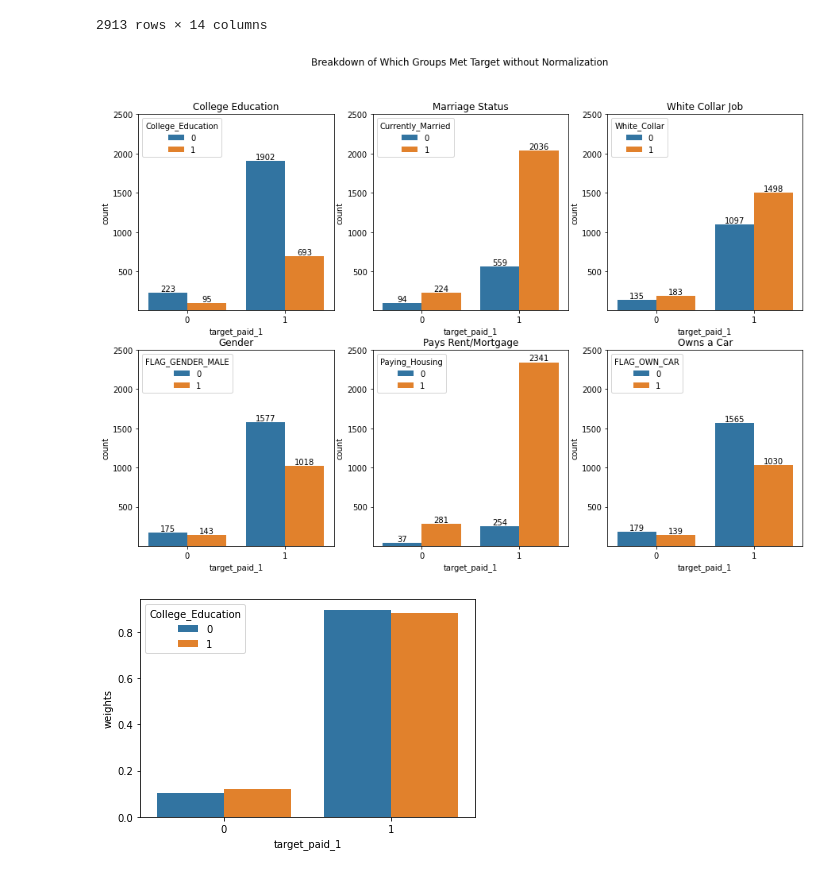
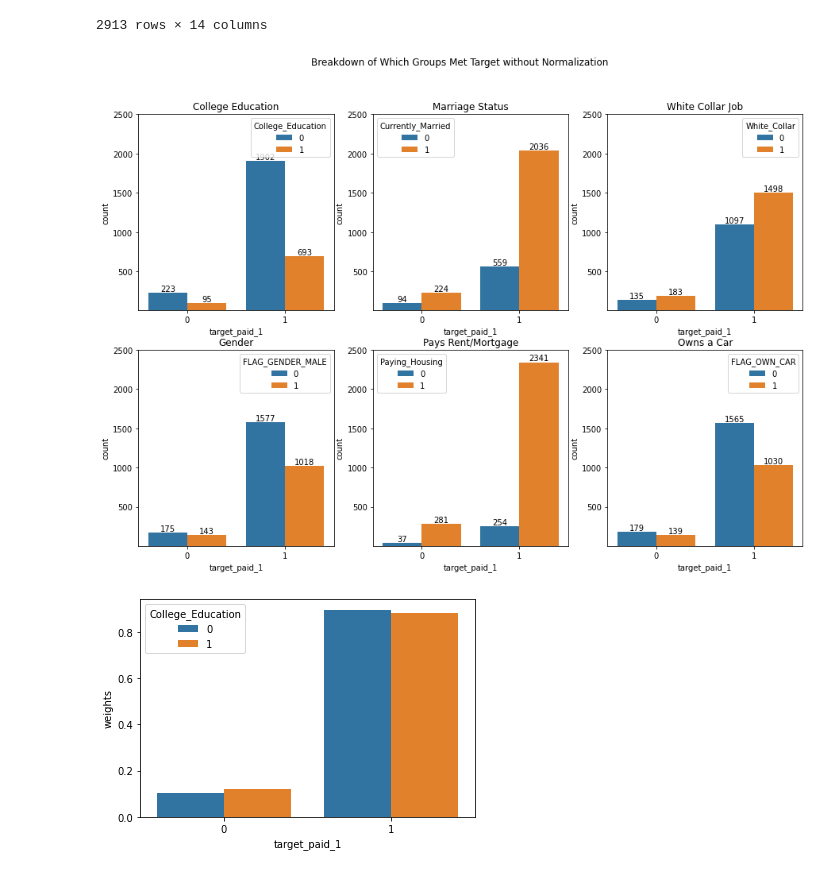
Before and after one commit to LaurenBassett/CreditCardApprovalModel, a Jupyter notebook: dataexploration.ipynb, the cells around one changed output. Cells and saved outputs as stored; diff of their text form; code cells hidden in the pictures.

```diff
--- a/dataexploration.ipynb
+++ b/dataexploration.ipynb
@@ -23,35 +23,35 @@ df.sort_values(by='AMT_INCOME_TOTAL')
 # %%
 from re import X
 from turtle import position
 from matplotlib.pyplot import suptitle
 
 
 fig, axes = plt.subplots(2, 3, figsize=(15, 10))
 
 fig.suptitle('Breakdown of Which Groups Met Target without Normalization')
 ax1 = sns.countplot(ax=axes[0,0], data=df, x='target_paid_1', hue='College_Education')
 ax2 = sns.countplot(ax=axes[0,1], data=df, x='target_paid_1', hue='Currently_Married')
 ax3 = sns.countplot(ax=axes[0,2], data=df, x='target_paid_1', hue='White_Collar')
 ax4 = sns.countplot(ax=axes[1,0], data=df, x='target_paid_1', hue='FLAG_GENDER_MALE')
 ax5 = sns.countplot(ax=axes[1,1], data=df, x='target_paid_1', hue='Paying_Housing')
 ax6 = sns.countplot(ax=axes[1,2], data=df, x='target_paid_1', hue='FLAG_OWN_CAR')
 
 
 
 ax1.set(title="College Education",ylim=(1,2500))
-sns.move_legend(ax1,loc='upper left')
+#sns.move_legend(ax1,loc='upper left')
 ax2.set(title="Marriage Status",ylim=(1,2500))
 ax3.set(title="White Collar Job",ylim=(1,2500))
 ax4.set(title="Gender",ylim=(1,2500))
 ax5.set(title="Pays Rent/Mortgage",ylim=(1,2500))
 ax6.set(title="Owns a Car",ylim=(1,2500))
 
 for x in axes.flat:
-    sns.move_legend(x,loc='upper left')
+    #sns.move_legend(x,loc='upper left')
     for i in x.containers:
         x.bar_label(i,)
 # %% [output]
-[figure, old version]
+[figure, new version]
 # %%
 college_table = df.groupby(['target_paid_1', 'College_Education']).size()
 college_proportions= college_table/df.groupby('College_Education').aggregate('count')['target_paid_1']
```
Also changed, not shown: parts of 7 cells of this notebook.
